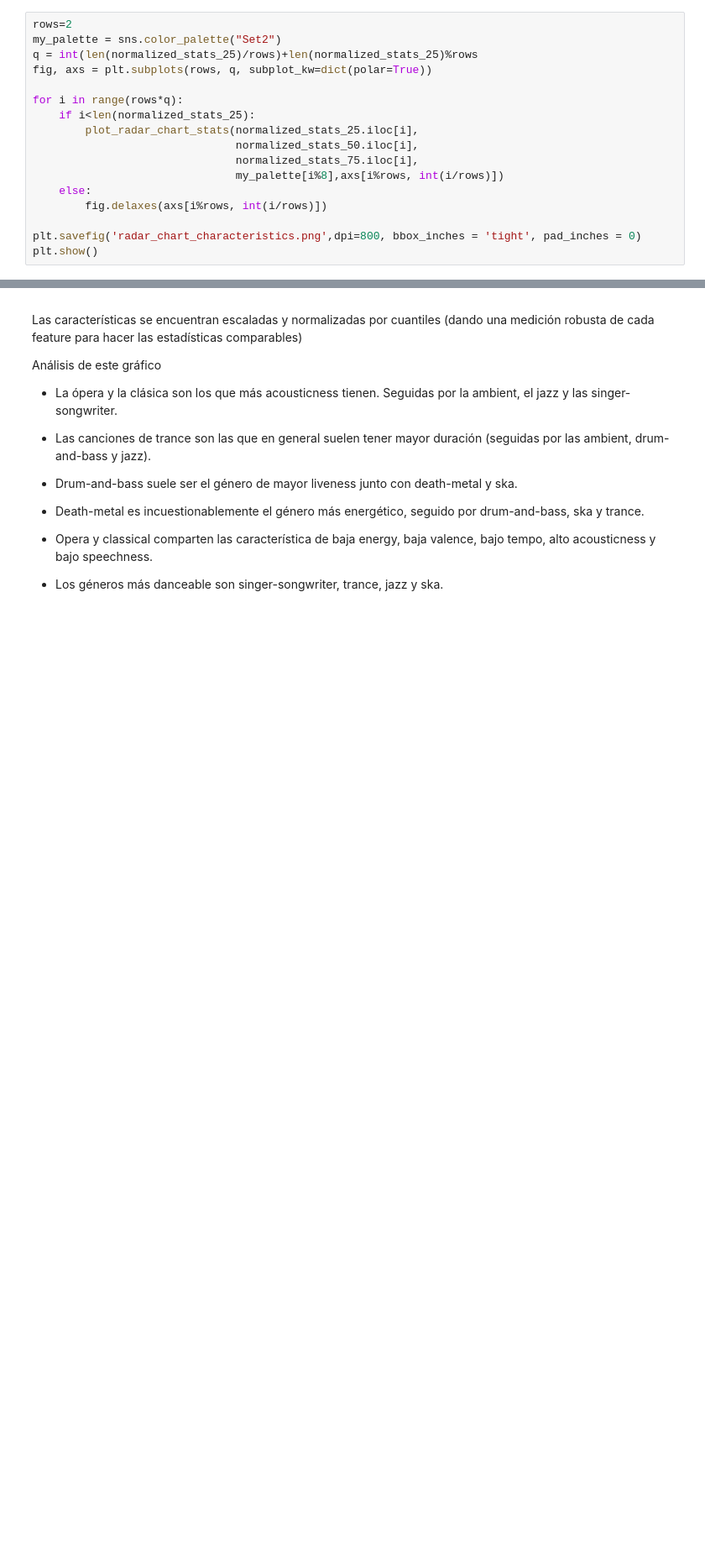
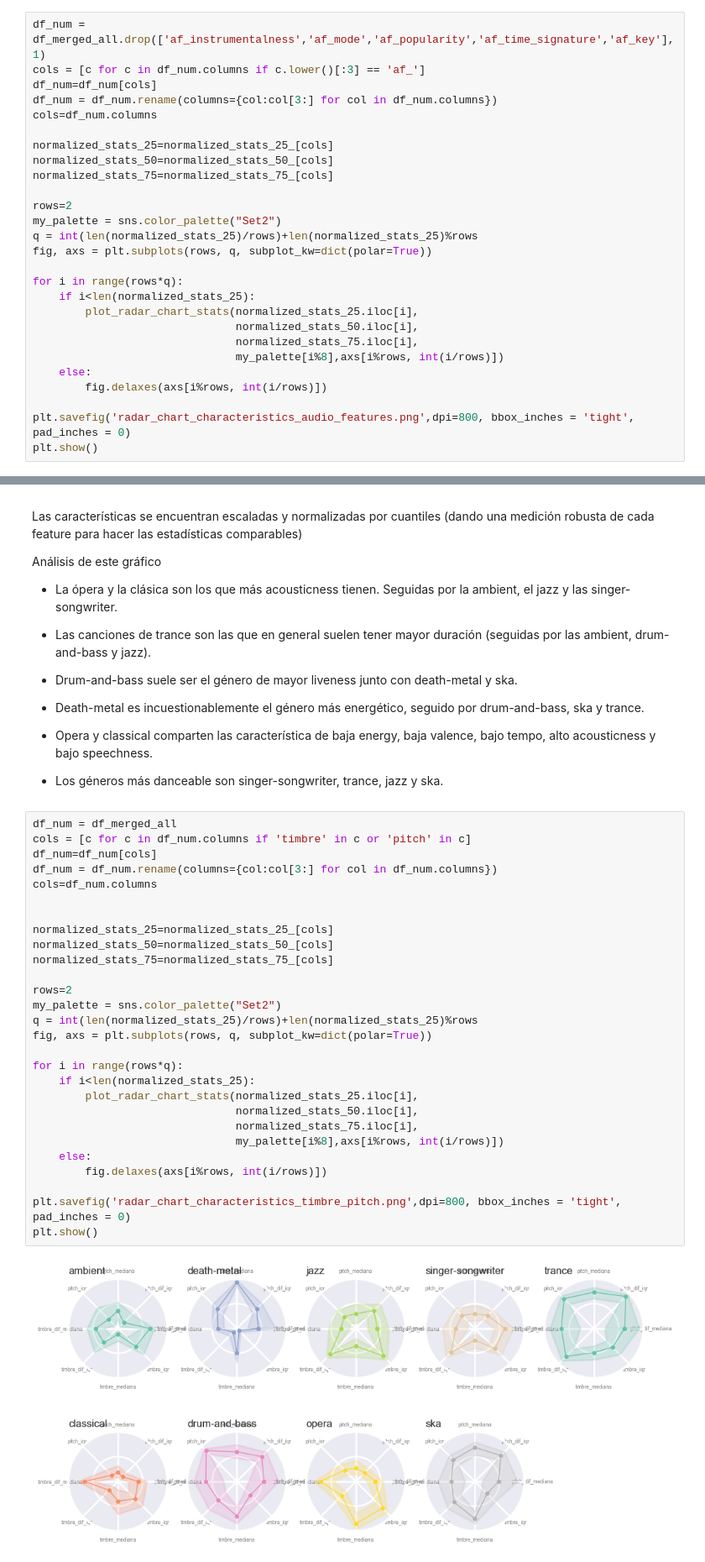
Before and after one commit to francotestori/dmctuba_01, a Jupyter notebook: preprocesamiento/02_descripcion.ipynb, the cells around one changed output, grey strips where cells are left out. Shown at 84% size. Drawn from its saved outputs; the diff is of its cells as text; blank space fills up the shorter version.

```diff
--- a/preprocesamiento/02_descripcion.ipynb
+++ b/preprocesamiento/02_descripcion.ipynb
@@ -140,4 +127,14 @@ df_num.head(20)
 # %%
+df_num = df_merged_all.drop(['af_instrumentalness','af_mode','af_popularity','af_time_signature','af_key'],1)
+cols = [c for c in df_num.columns if c.lower()[:3] == 'af_']
+df_num=df_num[cols]
+df_num = df_num.rename(columns={col:col[3:] for col in df_num.columns})
+cols=df_num.columns
+
+normalized_stats_25=normalized_stats_25_[cols]
+normalized_stats_50=normalized_stats_50_[cols]
+normalized_stats_75=normalized_stats_75_[cols]
+
 rows=2
 my_palette = sns.color_palette("Set2")
 q = int(len(normalized_stats_25)/rows)+len(normalized_stats_25)%rows
@@ -152,7 +149,7 @@ for i in range(rows*q):
     else:
         fig.delaxes(axs[i%rows, int(i/rows)])
 
-plt.savefig('radar_chart_characteristics.png',dpi=800, bbox_inches = 'tight', pad_inches = 0)
+plt.savefig('radar_chart_characteristics_audio_features.png',dpi=800, bbox_inches = 'tight', pad_inches = 0)
 plt.show()
 # %% [output]
 [figure]
@@ -175,3 +172,33 @@ Análisis de este gráfico
 * Opera y classical comparten las característica de baja energy, baja valence, bajo tempo, alto acousticness y bajo speechness.
 
 * Los géneros más danceable son singer-songwriter, trance, jazz y ska.
+# %%
+df_num = df_merged_all
+cols = [c for c in df_num.columns if 'timbre' in c or 'pitch' in c]
+df_num=df_num[cols]
+df_num = df_num.rename(columns={col:col[3:] for col in df_num.columns})
+cols=df_num.columns
+
+
+normalized_stats_25=normalized_stats_25_[cols]
+normalized_stats_50=normalized_stats_50_[cols]
+normalized_stats_75=normalized_stats_75_[cols]
+
+rows=2
+my_palette = sns.color_palette("Set2")
+q = int(len(normalized_stats_25)/rows)+len(normalized_stats_25)%rows
+fig, axs = plt.subplots(rows, q, subplot_kw=dict(polar=True))
+
+for i in range(rows*q):
+    if i<len(normalized_stats_25):
+        plot_radar_chart_stats(normalized_stats_25.iloc[i],
+                               normalized_stats_50.iloc[i],
+                               normalized_stats_75.iloc[i],
+                               my_palette[i%8],axs[i%rows, int(i/rows)])
+    else:
+        fig.delaxes(axs[i%rows, int(i/rows)])
+
+plt.savefig('radar_chart_characteristics_timbre_pitch.png',dpi=800, bbox_inches = 'tight', pad_inches = 0)
+plt.show()
+# %% [output]
+[figure, added]
```
Also changed, not shown: parts of 5 cells of this notebook, 10 other files.
